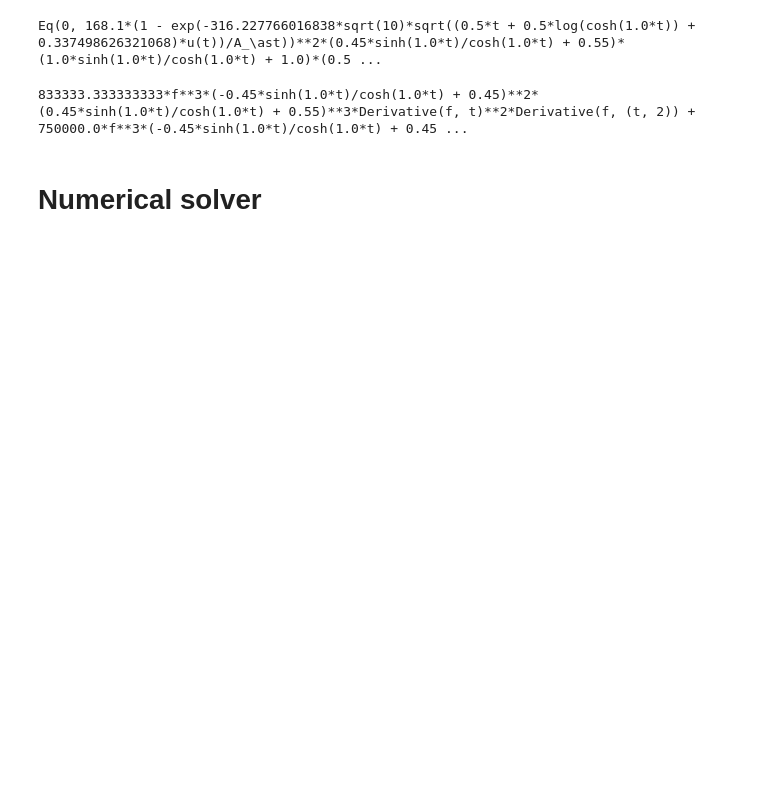
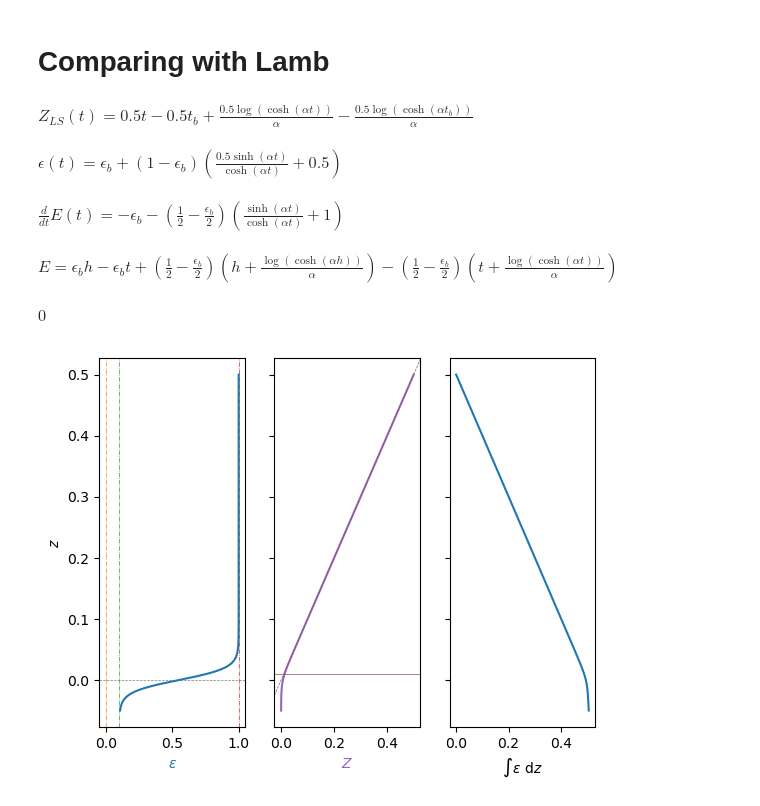
Before and after one commit to giboul/fenics, a Jupyter notebook: rousseau_direct.ipynb, the cells around one changed output. Saved outputs shown, nothing was run; the diff lists cells and outputs as text; code cells hidden in the pictures; blank space fills up the shorter version.

```diff
--- a/rousseau_direct.ipynb
+++ b/rousseau_direct.ipynb
@@ -139,12 +112,0 @@ display(expr)
-# %%
-equation = sympy.Equality(0, expr.subs(constants))
-display(equation)
-display(#sympy.latex(
-        expr.subs(constants).subs({u:sympy.Symbol("f")})
-    #)
-)
-# %% [output]
-Eq(0, 168.1*(1 - exp(-316.227766016838*sqrt(10)*sqrt((0.5*t + 0.5*log(cosh(1.0*t)) + 0.337498626321068)*u(t))/A_\ast))**2*(0.45*sinh(1.0*t)/cosh(1.0*t) + 0.55)*(1.0*sinh(1.0*t)/cosh(1.0*t) + 1.0)*(0.5 ...
-833333.333333333*f**3*(-0.45*sinh(1.0*t)/cosh(1.0*t) + 0.45)**2*(0.45*sinh(1.0*t)/cosh(1.0*t) + 0.55)**3*Derivative(f, t)**2*Derivative(f, (t, 2)) + 750000.0*f**3*(-0.45*sinh(1.0*t)/cosh(1.0*t) + 0.45 ...
-# %% [markdown]
-# Numerical solver
@@ -162,0 +113,43 @@ def step_forward(z_array, u_array):
+# %% [markdown]
+# Comparing with Lamb
+# %%
+Z_LS_numerical = 1/2*(t + sympy.ln(sympy.cosh(a*t))/a)
+Z_LS_numerical = Z_LS_numerical - Z_LS_numerical.subs(dict(t=t_b))
+e_numerical = (1-e_b)*Z_LS_numerical.diff(t) + e_b
+e_integral = e_b*t + (1-e_b)/2 * (t + 1/a * sympy.log(sympy.cosh(a*t)))
+e_integral = - e_integral + e_integral.subs({t: h})
+
+display(sympy.Equality(Z_LS, Z_LS_numerical))
+display(sympy.Equality(e, e_numerical))
+display(sympy.Equality(dynamicsymbols("E").diff(t), e_integral.diff(t)))
+display(sympy.Equality(sympy.Symbol("E"), e_integral))
+display(e_integral.diff(t).expand() + e_numerical.expand())
+
+z_arr = np.linspace(-0.05, 0.5, num=1_000)
+fig, (ax1, ax2, ax3) = plt.subplots(ncols=3, sharey=True)
+
+ax1.axline((0, 0), slope=0, ls="--", c="gray", lw=0.5)
+axlinestyle = dict(slope=np.inf, ls="-.", lw=0.5)
+ax1.axline((0, 0), **axlinestyle, c="C1")
+ax1.axline((constants[e_b], 0), **axlinestyle, c="C2")
+ax1.axline((1, 0), **axlinestyle, c="C3")
+ax1.plot(sympy.lambdify(t, e_numerical.subs(constants))(z_arr), z_arr, c="C0")
+ax1.set_xlabel(r"$\epsilon$", color="C0")
+ax1.set_ylabel("$z$")
+
+ax2.plot(sympy.lambdify(t, Z_LS_numerical.subs(constants))(z_arr), z_arr, c="C4")
+ax2.axline((0, 0), slope=1, ls="--", c="C5", lw=0.5)
+ax2.axline((0, constants[d_p]), slope=0, ls="-", c="C5", lw=0.5)
+ax2.set_xlabel("$Z$", color="C4")
+
+ax3.plot(sympy.lambdify(t, e_integral.subs(constants))(z_arr), z_arr)
+ax3.set_xlabel(r"$\int\epsilon~\mathrm{d}z$")
+
+plt.show()
+# %% [output]
+$\displaystyle Z_{LS}{\left(t \right)} = 0.5 t - 0.5 t_{b} + \frac{0.5 \log{\left(\cosh{\left(\alpha t \right)} \right)}}{\alpha} - \frac{0.5 \log{\left(\cosh{\left(\alpha t_{b} \right)} \right)}}{\alpha}$
+$\displaystyle \epsilon{\left(t \right)} = \epsilon_{b} + \left(1 - \epsilon_{b}\right) \left(\frac{0.5 \sinh{\left(\alpha t \right)}}{\cosh{\left(\alpha t \right)}} + 0.5\right)$
+$\displaystyle \frac{d}{d t} E{\left(t \right)} = - \epsilon_{b} - \left(\frac{1}{2} - \frac{\epsilon_{b}}{2}\right) \left(\frac{\sinh{\left(\alpha t \right)}}{\cosh{\left(\alpha t \right)}} + 1\right)$
+$\displaystyle E = \epsilon_{b} h - \epsilon_{b} t + \left(\frac{1}{2} - \frac{\epsilon_{b}}{2}\right) \left(h + \frac{\log{\left(\cosh{\left(\alpha h \right)} \right)}}{\alpha}\right) - \left(\frac{1}{2} - \frac{\epsilon_{b}}{2}\right) \left(t + \frac{\log{\left(\cosh{\left(\alpha t \right)} \right)}}{\alpha}\right)$
+$\displaystyle 0$
+[figure, added]
```
Also changed, not shown: parts of 21 cells of this notebook, 11 other files.
